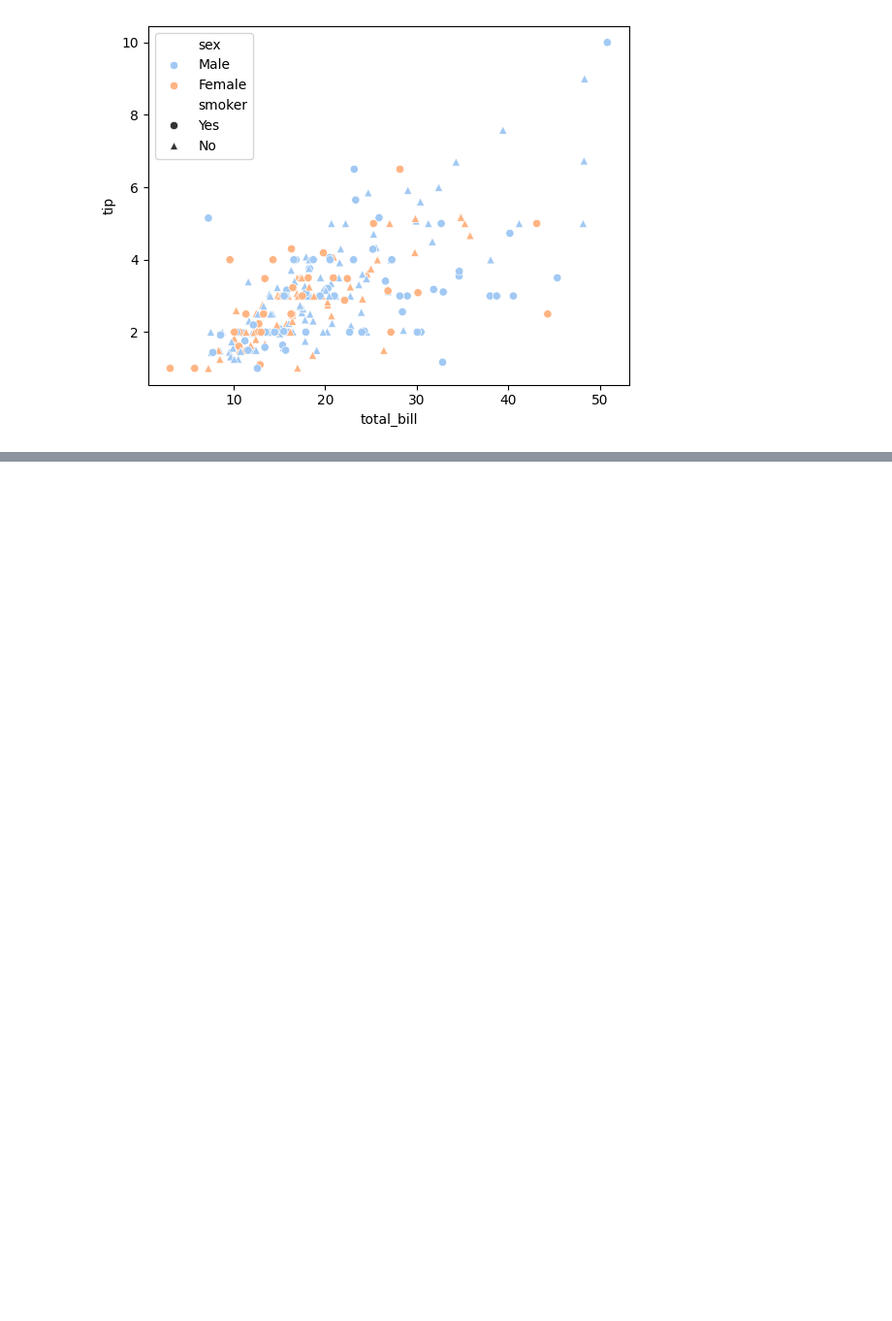
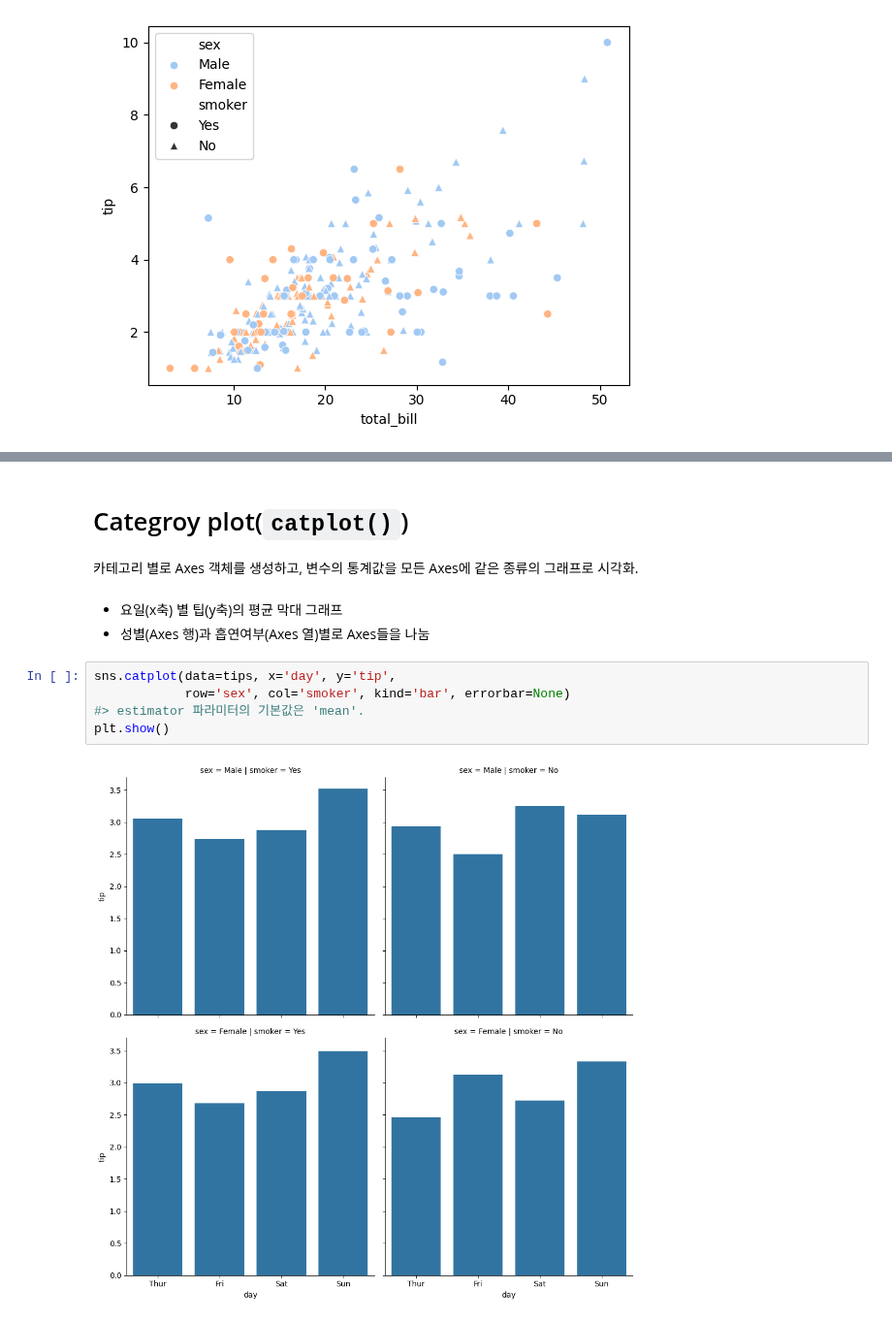
Before and after one commit to JakeOh/202511_BD53, a Jupyter notebook: lab_python/da05_seaborn.ipynb, the cells around one changed output, grey strips where cells are left out. Shown at 97% size. Saved outputs shown, nothing was run; the diff lists cells and outputs as text; blank space fills up the shorter version.

Commit message:
catplot

```diff
--- a/lab_python/da05_seaborn.ipynb
+++ b/lab_python/da05_seaborn.ipynb
@@ -485,0 +521,15 @@ plt.show()
+# %% [markdown]
+# Categroy plot(`catplot()`)
+
+카테고리 별로 Axes 객체를 생성하고, 변수의 통계값을 모든 Axes에 같은 종류의 그래프로 시각화.
+# %% [markdown]
+
+*   요일(x축) 별 팁(y축)의 평균 막대 그래프
+*   성별(Axes 행)과 흡연여부(Axes 열)별로 Axes들을 나눔
+# %%
+sns.catplot(data=tips, x='day', y='tip',
+            row='sex', col='smoker', kind='bar', errorbar=None)
+#> estimator 파라미터의 기본값은 'mean'.
+plt.show()
+# %% [output]
+[figure, added]
```
Also changed, not shown: parts of 4 cells of this notebook.
